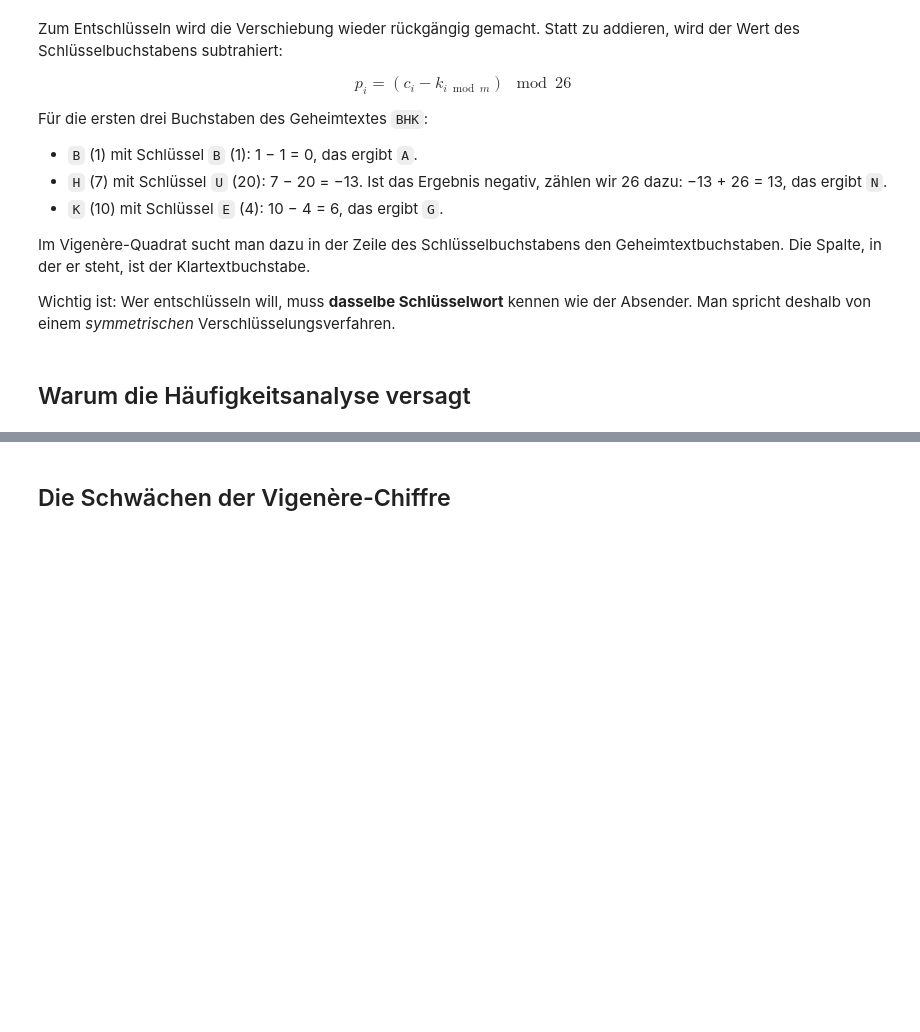
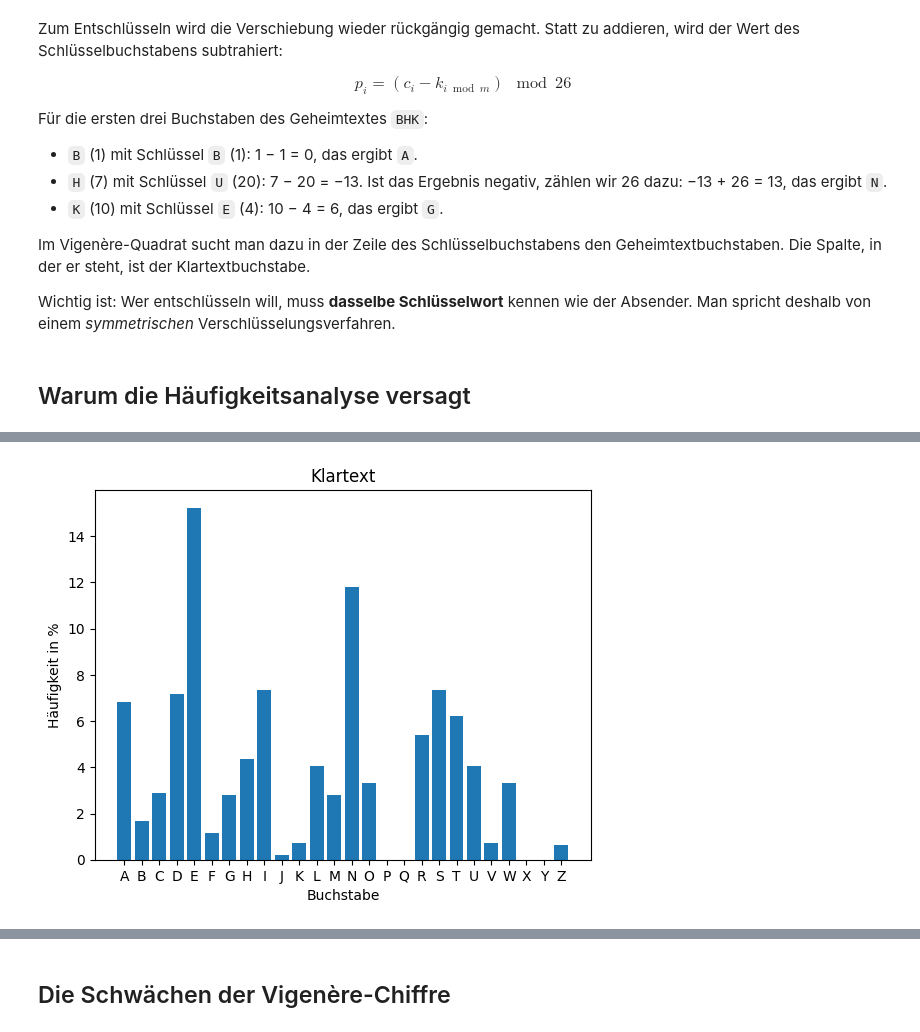
Before and after one commit to SkriptenMk/I_eW_25-29, a Jupyter notebook: files/lektionen_hs26/261023_caesar_knacken/261023_vigenere.ipynb, the cells around one changed output, grey strips where cells are left out. Saved outputs shown, nothing was run; the diff lists cells and outputs as text; code cells hidden in the pictures; blank space fills up the shorter version.

Commit message:
feat: Illustriere die Buchstabenverteilung

```diff
--- a/files/lektionen_hs26/261023_caesar_knacken/261023_vigenere.ipynb
+++ b/files/lektionen_hs26/261023_caesar_knacken/261023_vigenere.ipynb
@@ -266,0 +296,13 @@ Sekundenbruchteilen fertig wie bei der Caesar-Chiffre.
+# %%
+def clean(text: str) -> str:
+    result = ""
+
+    for char in text.upper():
+        if 'A' <= char <= 'Z':
+            result += char
+
+    return result
+
+
+plain = clean(text)
+print(len(plain), "Buchstaben")
@@ -266,0 +438,18 @@ Sekundenbruchteilen fertig wie bei der Caesar-Chiffre.
+# %%
+def letter_frequency(text: str) -> dict[str, float]:
+    counts = {}
+    for code in range(ord('A'), ord('Z') + 1):
+        counts[chr(code)] = 0
+
+    for char in text:
+        counts[char] += 1
+
+    frequency = {}
+    for letter, count in counts.items():
+        frequency[letter] = count / len(text) * 100
+
+    return frequency
+# %%
+plain_frequency = letter_frequency(plain)
+caesar_frequency = letter_frequency(caesar_text)
+vigenere_frequency = letter_frequency(vigenere_text)
@@ -266,0 +476,11 @@ Sekundenbruchteilen fertig wie bei der Caesar-Chiffre.
+# %%
+letters = list(plain_frequency.keys())
+values = list(plain_frequency.values())
+
+plt.bar(letters, values)
+plt.title("Klartext")
+plt.xlabel("Buchstabe")
+plt.ylabel("Häufigkeit in %")
+plt.show()
+# %% [output]
+[figure, added]
```
Also changed, not shown: parts of 34 cells of this notebook.
